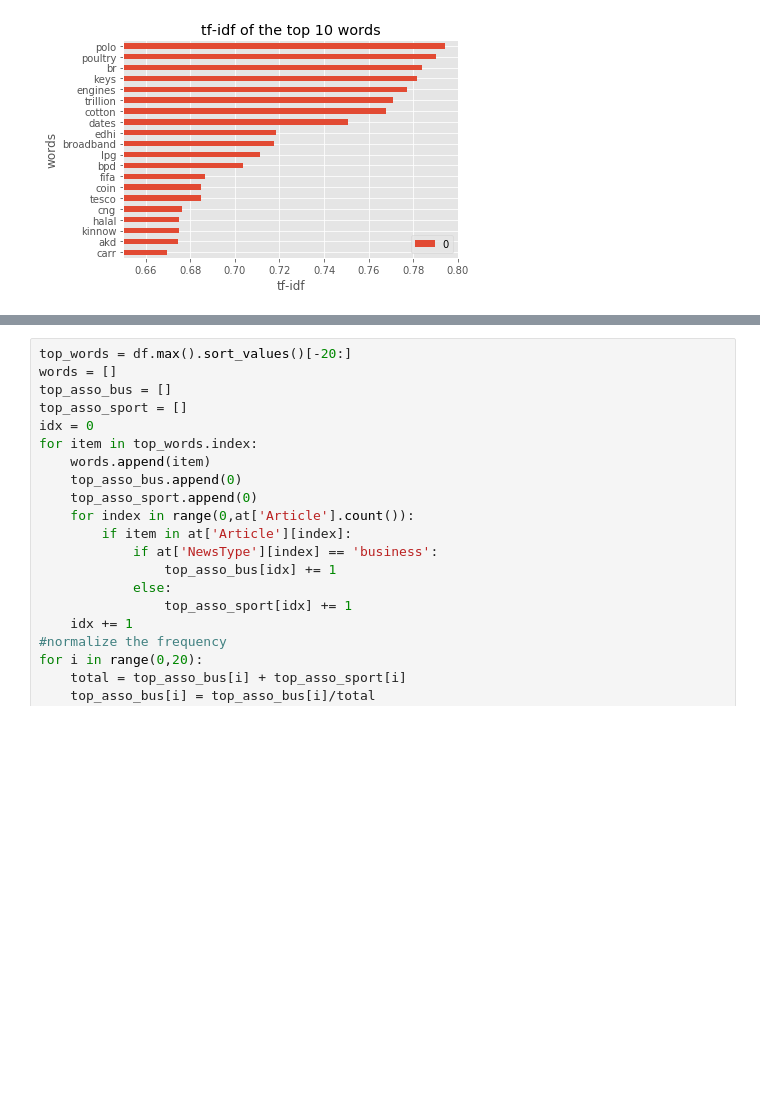
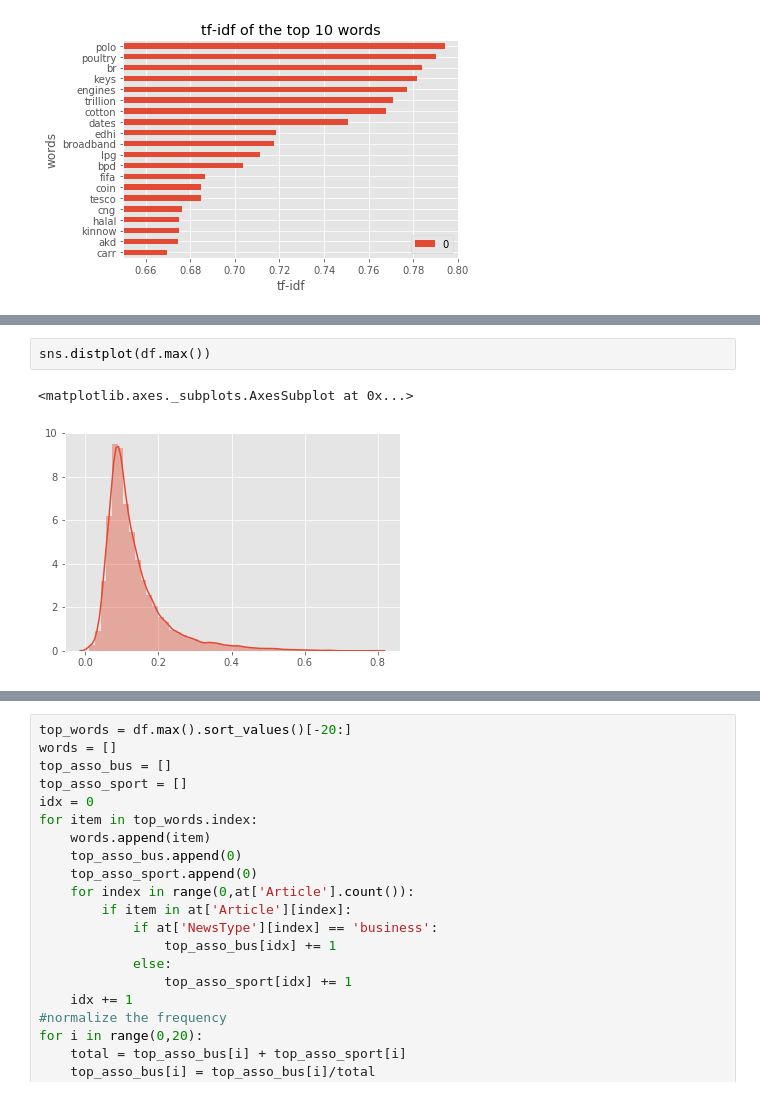
Before and after one commit to JJVincentJJ/SMUMachineLearning, a Jupyter notebook: Lab2String/Lab2.ipynb, the cells around one changed output, grey strips where cells are left out. Drawn from its saved outputs; the diff is of its cells as text; blank space fills up the shorter version.

```diff
--- a/Lab2String/Lab2.ipynb
+++ b/Lab2String/Lab2.ipynb
@@ -205,0 +219,5 @@ axes.set_xlim([0.65,0.8]) # zoom in the range of difference
+# %%
+sns.distplot(df.max())
+# %% [output]
+<matplotlib.axes._subplots.AxesSubplot at 0x...>
+[figure, added]
```
Also changed, not shown: parts of 4 cells of this notebook.
